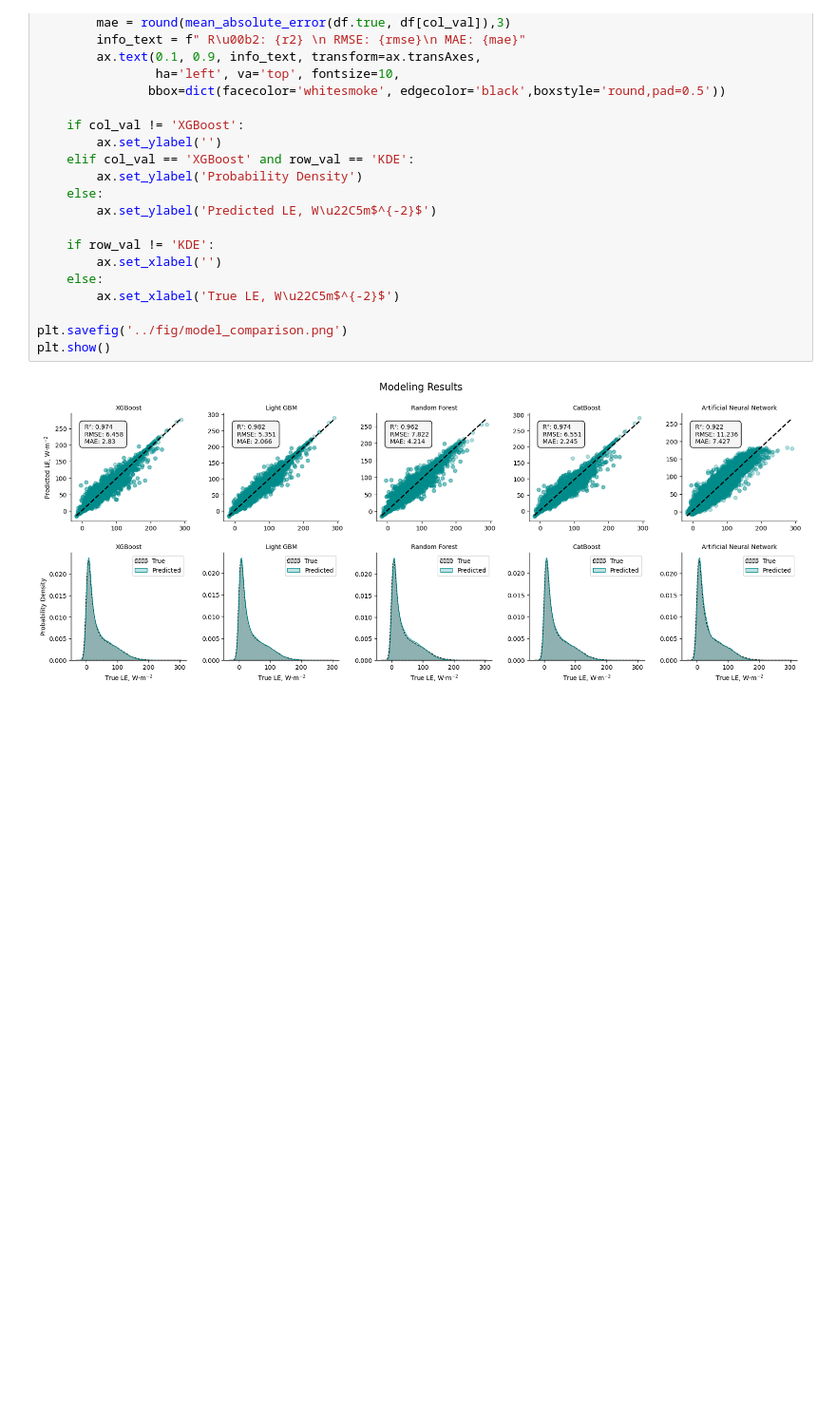
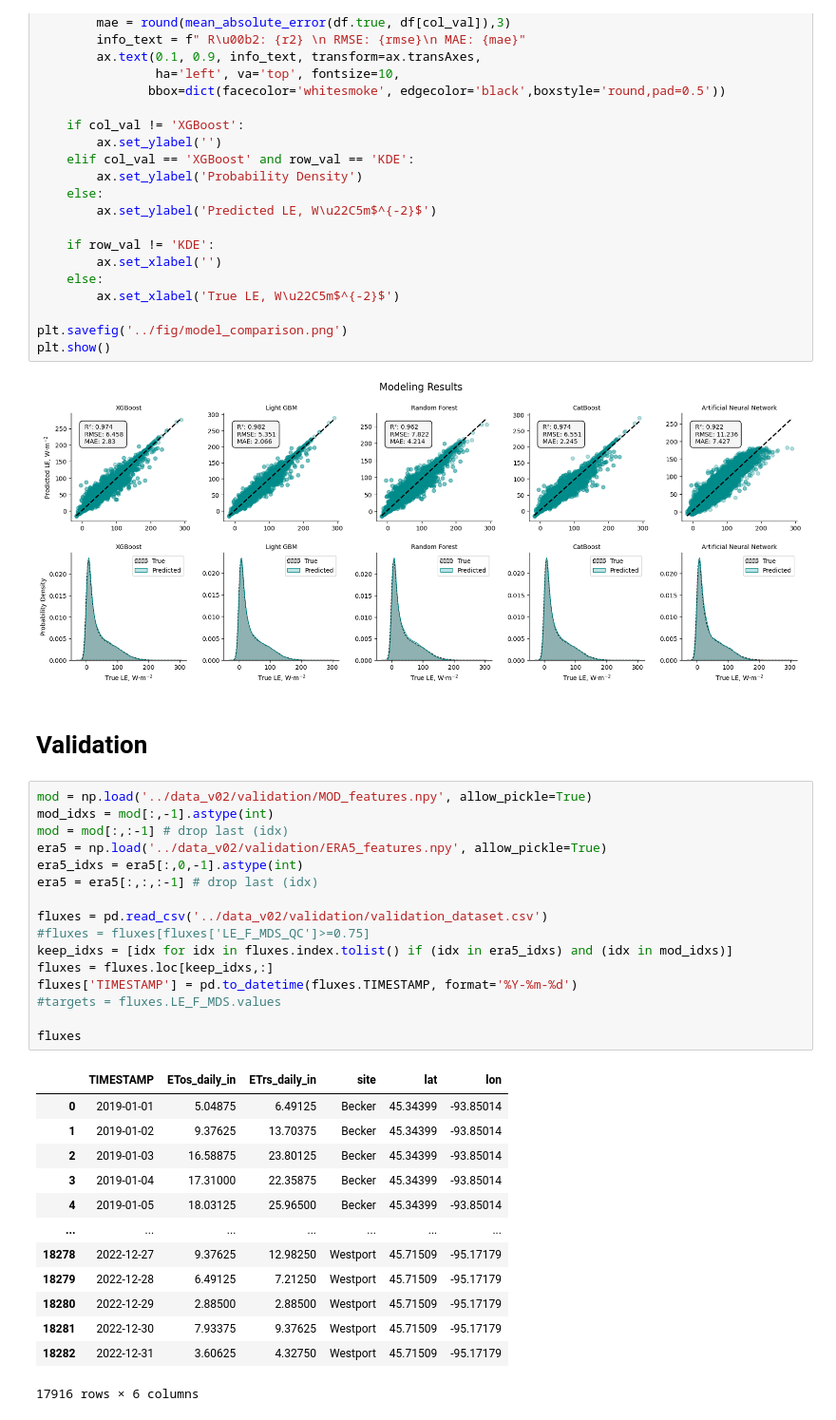
Before and after one commit to RTGS-Lab/Paper-Rozanov-et-al-ML-ET, a Jupyter notebook: notebooks/ModelValidation.ipynb, the cells around one changed output. Shown: that part at 95% size. Drawn from its saved outputs; the diff is of its cells as text; blank space fills up the shorter version.

Commit message:
Validation Update

```diff
--- a/notebooks/ModelValidation.ipynb
+++ b/notebooks/ModelValidation.ipynb
@@ -261,3 +261,35 @@ plt.savefig('../fig/model_comparison.png')
 plt.show()
 # %% [output]
 [figure]
+# %% [markdown]
+# Validation
+# %%
+mod = np.load('../data_v02/validation/MOD_features.npy', allow_pickle=True)
+mod_idxs = mod[:,-1].astype(int)
+mod = mod[:,:-1] # drop last (idx)
+era5 = np.load('../data_v02/validation/ERA5_features.npy', allow_pickle=True)
+era5_idxs = era5[:,0,-1].astype(int)
+era5 = era5[:,:,:-1] # drop last (idx)
+
+fluxes = pd.read_csv('../data_v02/validation/validation_dataset.csv')
+#fluxes = fluxes[fluxes['LE_F_MDS_QC']>=0.75]
+keep_idxs = [idx for idx in fluxes.index.tolist() if (idx in era5_idxs) and (idx in mod_idxs)]
+fluxes = fluxes.loc[keep_idxs,:]
+fluxes['TIMESTAMP'] = pd.to_datetime(fluxes.TIMESTAMP, format='%Y-%m-%d')
+#targets = fluxes.LE_F_MDS.values
+
+fluxes
+# %% [output]
+|  | TIMESTAMP | ETos_daily_in | ETrs_daily_in | site | lat | lon |
+| 0 | 2019-01-01 | 5.04875 | 6.49125 | Becker | 45.34399 | -93.85014 |
+| 1 | 2019-01-02 | 9.37625 | 13.70375 | Becker | 45.34399 | -93.85014 |
+| 2 | 2019-01-03 | 16.58875 | 23.80125 | Becker | 45.34399 | -93.85014 |
+| 3 | 2019-01-04 | 17.31000 | 22.35875 | Becker | 45.34399 | -93.85014 |
+| 4 | 2019-01-05 | 18.03125 | 25.96500 | Becker | 45.34399 | -93.85014 |
+| ... | ... | ... | ... | ... | ... | ... |
+| 18278 | 2022-12-27 | 9.37625 | 12.98250 | Westport | 45.71509 | -95.17179 |
+| 18279 | 2022-12-28 | 6.49125 | 7.21250 | Westport | 45.71509 | -95.17179 |
+| 18280 | 2022-12-29 | 2.88500 | 2.88500 | Westport | 45.71509 | -95.17179 |
+| 18281 | 2022-12-30 | 7.93375 | 9.37625 | Westport | 45.71509 | -95.17179 |
+| 18282 | 2022-12-31 | 3.60625 | 4.32750 | Westport | 45.71509 | -95.17179 |
+17916 rows × 6 columns
```
Also changed, not shown: parts of 8 cells of this notebook.
